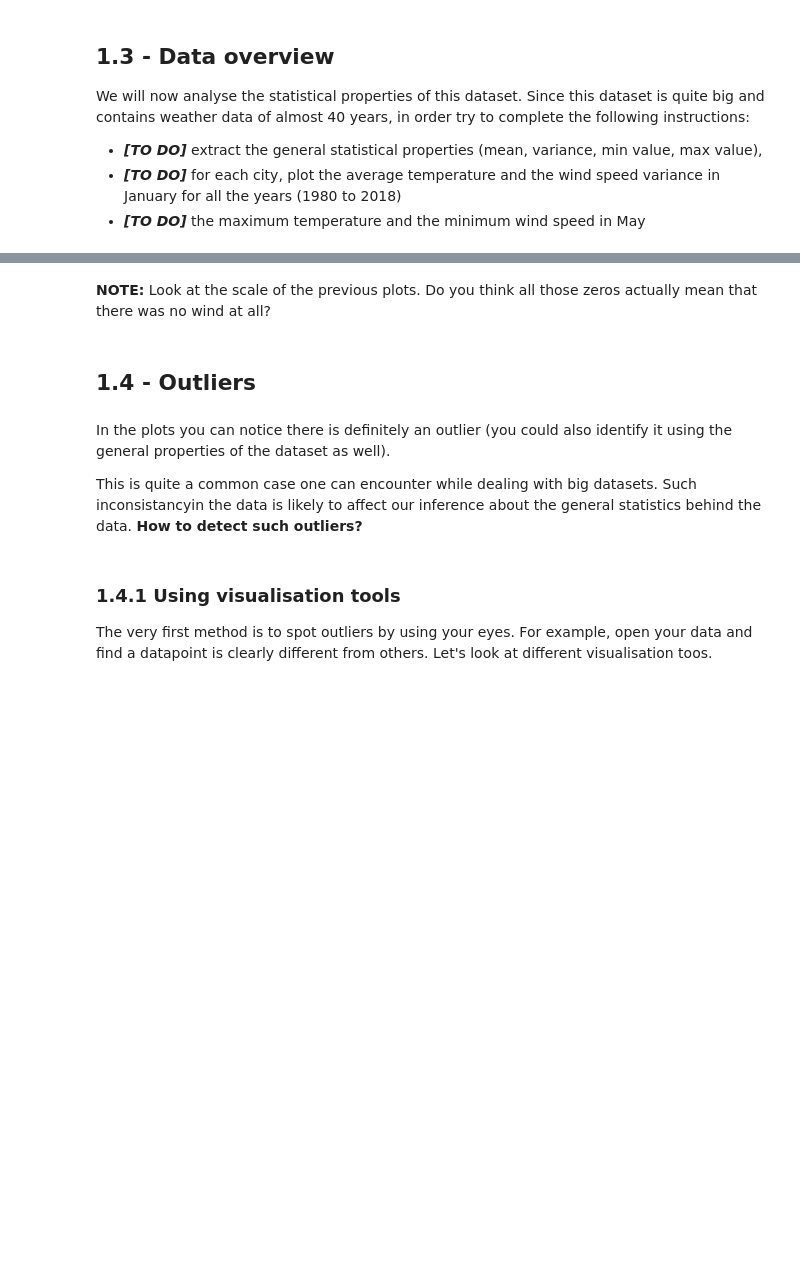
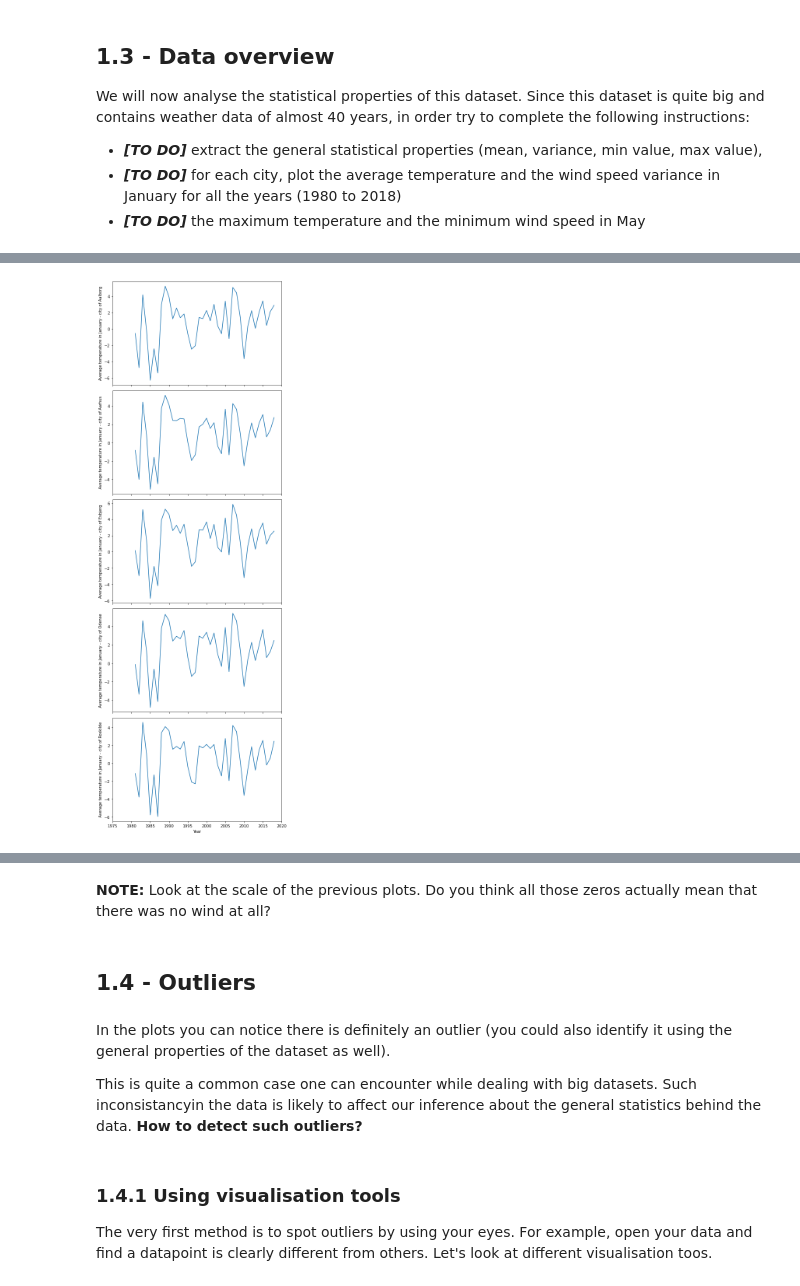
Before and after one commit to UCL-ELEC0136/2-data-processing-Trinity-Actual, a Jupyter notebook: 2-data-processing.ipynb, the cells around one changed output, grey strips where cells are left out. Saved outputs shown, nothing was run; the diff lists cells and outputs as text; code cells hidden in the pictures; blank space fills up the shorter version.

```diff
--- a/2-data-processing.ipynb
+++ b/2-data-processing.ipynb
@@ -186,0 +303,66 @@ We will now analyse the statistical properties of this dataset. Since this datas
+# %%
+###########################
+# Task:
+#   plot average temperature in January from 1980 to 2018.
+#
+###########################
+# Taken from the solutions
+
+#Create list containing year numbers from 1980 to 2019 (the range we want)
+years = list(range(1980, 2019))
+
+#Create storage dict/df? for jan mean temps
+jan_mean_temperatures = {'Aalborg': {}, 'Aarhus': {}, 'Esbjerg': {}, 'Odense': {}, 'Roskilde': {}}
+
+#This for loop is to extract the jan mean temps.
+#loops through the cities array listed above (5 denmark cities)
+#city is the iterator from 0 to 4 (number of elements in the cities array)
+for city in cities:
+    #idx is the iterator and enumerate(years) is the number of years in the years list
+    for idx, year in enumerate(years):
+        #references the array/dict for avg temp, [city] calls the respective city column to map the data
+        jan_mean_temperatures[city][year] = df_resampled[city].loc[str(years[idx])+'-01-01 00:00:00':
+                                                                   str(years[idx])+'-01-31 23:00:00', 'Temp'].mean()
+        #the df is referenced using the city and location tag, loc is using the datetime index column to obatin all the temp readings in jan
+        #Loop repeats for each year from 1980 to 2019
+
+
+#plotting the graphs
+fig, (ax1, ax2, ax3, ax4, ax5) = plt.subplots(5, sharex=True, figsize=(7, 20))
+
+
+#uses the zip() method which joins two tuples together OR UNZIPS THEM
+#Unzipping means converting the zipped values back to the individual self as they were. This is done with the help of “*” operator.
+
+#items() returns the dictionarys key value pairs.
+
+year, jan_mean_temp_0 = zip(*jan_mean_temperatures[cities[0]].items())
+ax1.plot(year, jan_mean_temp_0)
+ax1.set_ylabel('Average temperature in January - city of {}'.format(cities[0]))
+
+_, jan_mean_temp_1 = zip(*jan_mean_temperatures[cities[1]].items())
+ax2.plot(year, jan_mean_temp_1)
+ax2.set_ylabel('Average temperature in January - city of {}'.format(cities[1]))
+
+_, jan_mean_temp_2 = zip(*jan_mean_temperatures[cities[2]].items())
+ax3.plot(year, jan_mean_temp_2)
+ax3.set_ylabel('Average temperature in January - city of {}'.format(cities[2]))
+
+_, jan_mean_temp_3 = zip(*jan_mean_temperatures[cities[3]].items())
+ax4.plot(year, jan_mean_temp_3)
+ax4.set_ylabel('Average temperature in January - city of {}'.format(cities[3]))
+
+_, jan_mean_temp_4 = zip(*jan_mean_temperatures[cities[4]].items())
+ax5.plot(year, jan_mean_temp_4)
+ax5.set_xlim([1975, 2020])
+ax5.set_xlabel('Year')
+ax5.set_ylabel('Average temperature in January - city of {}'.format(cities[4]))
+
+plt.tight_layout()
+plt.show()
+
+
+
+#########
+# %% [output]
+[figure, added]
```
Also changed, not shown: parts of 46 cells of this notebook.
